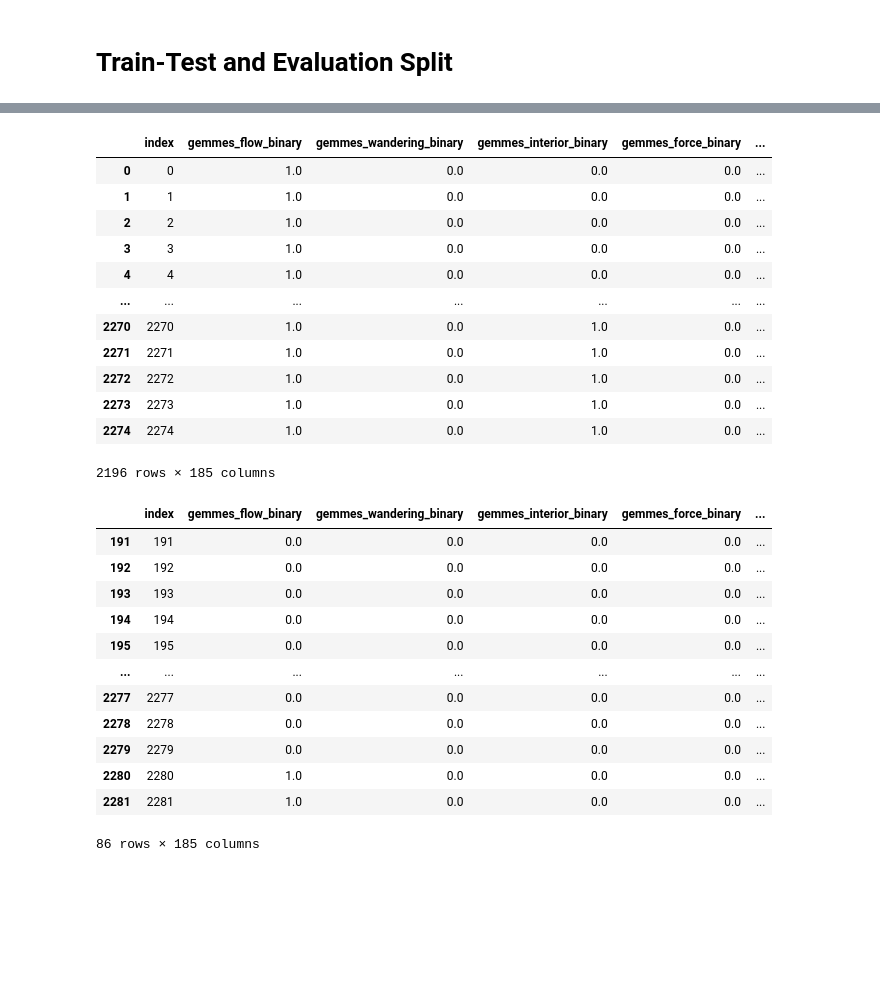
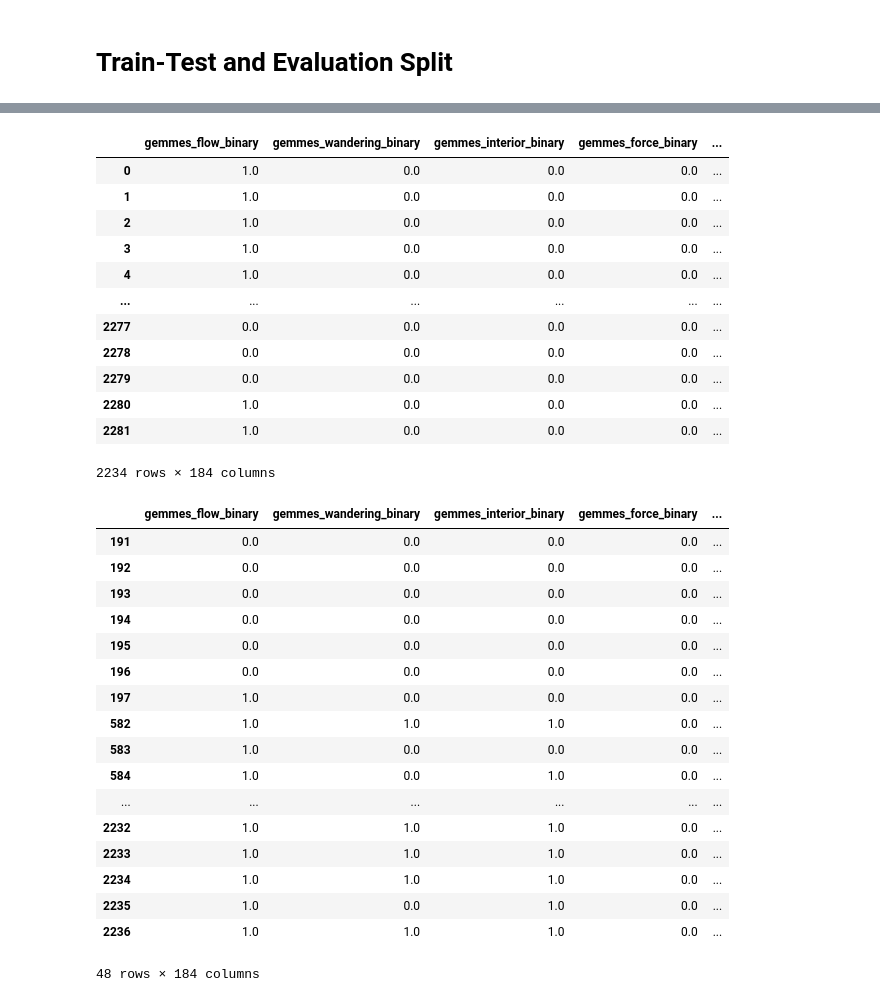
Before and after one commit to The-Deadly-Hyenas/Data-Classification, a Jupyter notebook: patrick/high_level.ipynb, the cells around one changed output, grey strips where cells are left out. Drawn from its saved outputs; the diff is of its cells as text; code cells hidden in the pictures; blank space fills up the shorter version.

Commit message:
Deleted unnecessary index in train/test eval data

```diff
--- a/patrick/high_level.ipynb
+++ b/patrick/high_level.ipynb
@@ -489,6 +583,8 @@ gs_cv.best_params_
 # %% [markdown]
 # Train-Test and Evaluation Split
+# %%
+df = pd.read_pickle("../training_dataset_task3/task_3_training_e8da4715deef7d56_f8b7378_pandas.pkl")
+X = df.loc[:, "essentia_dissonance_mean":"mirtoolbox_roughness_pct_90"]
+df_pred_not_norm = None
 # %%
-df_pred = pd.read_pickle("train_data_pred_features.pkl").reset_index()
-df_pred["segment_id"] = df["segment_id"]
-df_pred
+df_pred = pd.read_pickle("train_data_pred_features.pkl")
@@ -509,37 +608,42 @@ df_pred
 # %%
-df_train_test = df_pred[df['segment_id'] != 26]
+df_train_test = df_pred[df_pred['segment_id'] != 26]
 df_train_test
 # %% [output]
-|  | index | gemmes_flow_binary | gemmes_wandering_binary | gemmes_interior_binary | gemmes_force_binary | ... |
-| 0 | 0 | 1.0 | 0.0 | 0.0 | 0.0 | ... |
-| 1 | 1 | 1.0 | 0.0 | 0.0 | 0.0 | ... |
-| 2 | 2 | 1.0 | 0.0 | 0.0 | 0.0 | ... |
-| 3 | 3 | 1.0 | 0.0 | 0.0 | 0.0 | ... |
-| 4 | 4 | 1.0 | 0.0 | 0.0 | 0.0 | ... |
-| ... | ... | ... | ... | ... | ... | ... |
-| 2270 | 2270 | 1.0 | 0.0 | 1.0 | 0.0 | ... |
-| 2271 | 2271 | 1.0 | 0.0 | 1.0 | 0.0 | ... |
-| 2272 | 2272 | 1.0 | 0.0 | 1.0 | 0.0 | ... |
-| 2273 | 2273 | 1.0 | 0.0 | 1.0 | 0.0 | ... |
-| 2274 | 2274 | 1.0 | 0.0 | 1.0 | 0.0 | ... |
+|  | gemmes_flow_binary | gemmes_wandering_binary | gemmes_interior_binary | gemmes_force_binary | ... |
+| 0 | 1.0 | 0.0 | 0.0 | 0.0 | ... |
+| 1 | 1.0 | 0.0 | 0.0 | 0.0 | ... |
+| 2 | 1.0 | 0.0 | 0.0 | 0.0 | ... |
+| 3 | 1.0 | 0.0 | 0.0 | 0.0 | ... |
+| 4 | 1.0 | 0.0 | 0.0 | 0.0 | ... |
+| ... | ... | ... | ... | ... | ... |
+| 2277 | 0.0 | 0.0 | 0.0 | 0.0 | ... |
+| 2278 | 0.0 | 0.0 | 0.0 | 0.0 | ... |
+| 2279 | 0.0 | 0.0 | 0.0 | 0.0 | ... |
+| 2280 | 1.0 | 0.0 | 0.0 | 0.0 | ... |
+| 2281 | 1.0 | 0.0 | 0.0 | 0.0 | ... |
-2196 rows × 185 columns
+2234 rows × 184 columns
 # %%
-df_eval = df_pred[df['segment_id'] == 26]
+df_eval = df_pred[df_pred['segment_id'] == 26]
 df_eval
 # %% [output]
-|  | index | gemmes_flow_binary | gemmes_wandering_binary | gemmes_interior_binary | gemmes_force_binary | ... |
-| 191 | 191 | 0.0 | 0.0 | 0.0 | 0.0 | ... |
-| 192 | 192 | 0.0 | 0.0 | 0.0 | 0.0 | ... |
-| 193 | 193 | 0.0 | 0.0 | 0.0 | 0.0 | ... |
-| 194 | 194 | 0.0 | 0.0 | 0.0 | 0.0 | ... |
-| 195 | 195 | 0.0 | 0.0 | 0.0 | 0.0 | ... |
-| ... | ... | ... | ... | ... | ... | ... |
-| 2277 | 2277 | 0.0 | 0.0 | 0.0 | 0.0 | ... |
-| 2278 | 2278 | 0.0 | 0.0 | 0.0 | 0.0 | ... |
-| 2279 | 2279 | 0.0 | 0.0 | 0.0 | 0.0 | ... |
-| 2280 | 2280 | 1.0 | 0.0 | 0.0 | 0.0 | ... |
-| 2281 | 2281 | 1.0 | 0.0 | 0.0 | 0.0 | ... |
+|  | gemmes_flow_binary | gemmes_wandering_binary | gemmes_interior_binary | gemmes_force_binary | ... |
+| 191 | 0.0 | 0.0 | 0.0 | 0.0 | ... |
+| 192 | 0.0 | 0.0 | 0.0 | 0.0 | ... |
+| 193 | 0.0 | 0.0 | 0.0 | 0.0 | ... |
+| 194 | 0.0 | 0.0 | 0.0 | 0.0 | ... |
+| 195 | 0.0 | 0.0 | 0.0 | 0.0 | ... |
+| 196 | 0.0 | 0.0 | 0.0 | 0.0 | ... |
+| 197 | 1.0 | 0.0 | 0.0 | 0.0 | ... |
+| 582 | 1.0 | 1.0 | 1.0 | 0.0 | ... |
+| 583 | 1.0 | 0.0 | 0.0 | 0.0 | ... |
+| 584 | 1.0 | 0.0 | 1.0 | 0.0 | ... |
+| ... | ... | ... | ... | ... | ... |
+| 2232 | 1.0 | 1.0 | 1.0 | 0.0 | ... |
+| 2233 | 1.0 | 1.0 | 1.0 | 0.0 | ... |
+| 2234 | 1.0 | 1.0 | 1.0 | 0.0 | ... |
+| 2235 | 1.0 | 0.0 | 1.0 | 0.0 | ... |
+| 2236 | 1.0 | 1.0 | 1.0 | 0.0 | ... |
-86 rows × 185 columns
+48 rows × 184 columns
 # %%
 with open('pred_train_test.pkl', 'wb') as f:
     pickle.dump(df_train_test, f)
```
Also changed, not shown: parts of 11 cells of this notebook, 3 other files.
